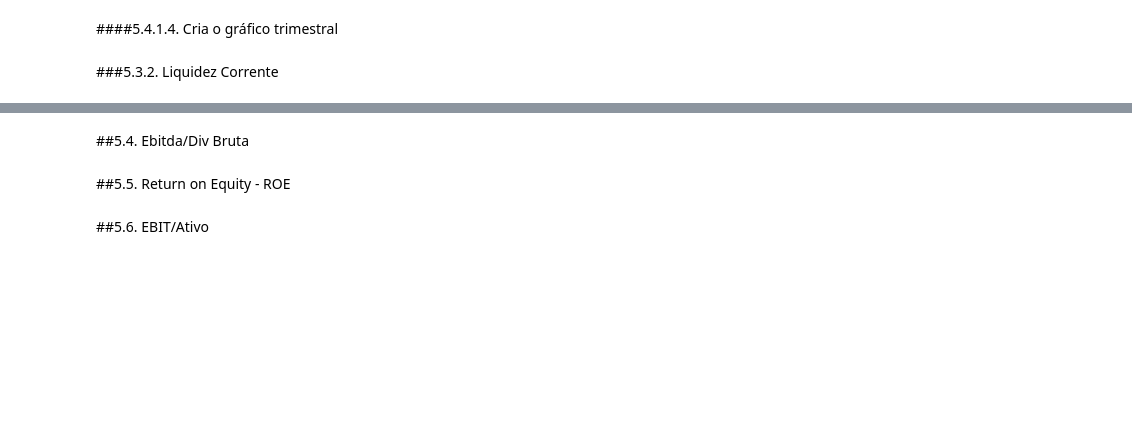
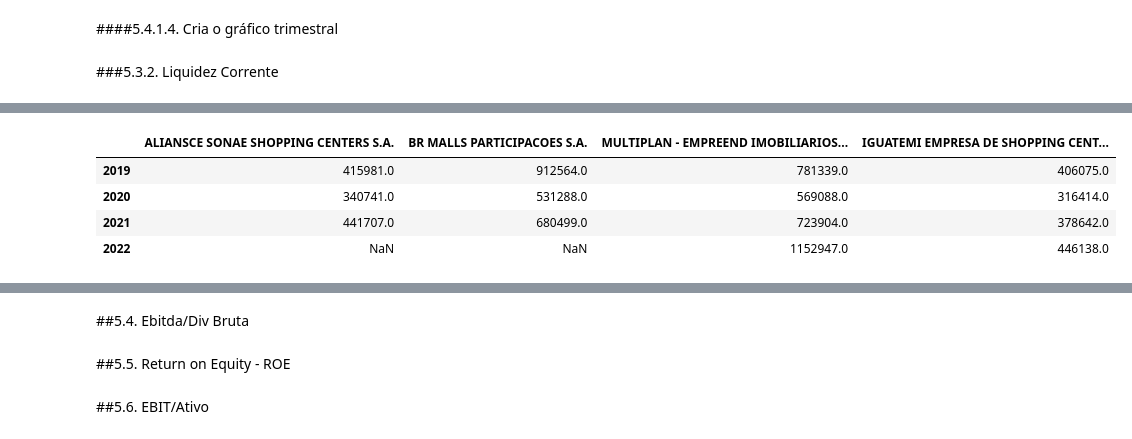
Before and after one commit to psgrigoletti/curso-pmf, a Jupyter notebook: Pablo_Final_de_Análise_Fundamentalista_v3.ipynb, the cells around one changed output, grey strips where cells are left out. Drawn from its saved outputs; the diff is of its cells as text; code cells hidden in the pictures; blank space fills up the shorter version.

```diff
--- a/Pablo_Final_de_Análise_Fundamentalista_v3.ipynb
+++ b/Pablo_Final_de_Análise_Fundamentalista_v3.ipynb
@@ -814,8 +812,8 @@ TODO
 caixa_ajustado_setor = pd.DataFrame()
 
 for i in range(0, len(lista_de_empresas)):
-    caixa_ajustado = pd.Series(bpa_completo.loc[lista_de_empresas[i],:].loc['Caixa e Equivalentes de Caixa']
-                         + bpa_completo.loc[lista_de_empresas[i],:].loc['Aplicações Financeiras'])
+    caixa_ajustado = pd.Series(bpa_completo.loc[lista_de_empresas[i],:].loc['Caixa e Equivalentes de Caixa'].loc['1.01.01'] +
+                               bpa_completo.loc[lista_de_empresas[i],:].loc['Aplicações Financeiras'].loc['1.01.02'])
     caixa_ajustado_setor = pd.concat([caixa_ajustado_setor, caixa_ajustado], axis=1)
 
 caixa_ajustado_setor.columns = lista_de_empresas
@@ -861,16 +891,15 @@ liquidez_corrente
 # %%
-#EBIT
+ebit_ajustado_empresas = pd.DataFrame()
 
-ebit_ajustado = pd.DataFrame()
+for i in range(0, len(lista_de_empresas)):
+    ebit_ajustado = pd.Series(dre_completo.loc[lista_de_empresas[i],:].loc['Receita de Venda de Bens e/ou Serviços'] +
+                              dre_completo.loc[lista_de_empresas[i],:].loc['Custo dos Bens e/ou Serviços Vendidos'] +
+                              dre_completo.loc[lista_de_empresas[i],:].loc['Despesas com Vendas'] +
+                              dre_completo.loc[lista_de_empresas[i],:].loc['Despesas Gerais e Administrativas'])
+    ebit_ajustado_empresas = pd.concat([ebit_ajustado_empresas, ebit_ajustado], axis=1)
 
-for i in range(0,n_empresas):
-  ebit_ajustado_ = pd.Series(dre.loc[lista_de_empresas[i],:].loc['Receita de Venda de Bens e/ou Serviços'].iloc[-1,]+
-                             dre.loc[lista_de_empresas[i],:].loc['Custo dos Bens e/ou Serviços Vendidos'].iloc[-1,]+
-                             dre.loc[lista_de_empresas[i],:].loc['Despesas com Vendas'].iloc[-1,]+
-                             dre.loc[lista_de_empresas[i],:].loc['Despesas Gerais e Administrativas'].iloc[-1,])
-  ebit_ajustado = pd.concat([ebit_ajustado,ebit_ajustado_], axis=1)
-ebit_ajustado.columns = lista_de_empresas
-fig = go.Figure(go.Bar(x=ebit_ajustado.iloc[-1],y=tickers,orientation='h'))
-fig.update_layout(title_text='Resultado operacional EBIT')
-fig.show()
-ebit_ajustado
+ebit_ajustado_empresas.columns = lista_de_empresas
+
+# fig = go.Figure(go.Bar(x=ebit_ajustado.iloc[-1],y=tickers,orientation='h'))
+# fig.update_layout(title_text='Resultado operacional EBIT')
+# fig.show()
@@ -878,0 +906,17 @@ ebit_ajustado
+# %%
+# Cria um df anual
+ebit_ajustado_empresas_anual = ebit_ajustado_empresas.copy(deep=True)
+ebit_ajustado_empresas_anual = ebit_ajustado_empresas_anual[ebit_ajustado_empresas_anual.index.get_level_values(1).str[4:8] =='-01-']
+ebit_ajustado_empresas_anual = ebit_ajustado_empresas_anual[ebit_ajustado_empresas_anual.index.get_level_values(2).str[4:8] =='-12-']
+ebit_ajustado_empresas_anual.index = ebit_ajustado_empresas_anual.index.get_level_values(1).str[:4]
+
+anos = list(ebit_ajustado_empresas_anual.index.unique()) # pega os anos, normalmente tem um ano a mais que os anos de interesse
+                                                       # se não quiser pode filtrar só pelo ULTIMO valor
+
+ebit_ajustado_empresas_anual
+# %% [output]
+|  | ALIANSCE SONAE SHOPPING CENTERS S.A. | BR MALLS PARTICIPACOES S.A. | MULTIPLAN - EMPREEND IMOBILIARIOS... | IGUATEMI EMPRESA DE SHOPPING CENT... |
+| 2019 | 415981.0 | 912564.0 | 781339.0 | 406075.0 |
+| 2020 | 340741.0 | 531288.0 | 569088.0 | 316414.0 |
+| 2021 | 441707.0 | 680499.0 | 723904.0 | 378642.0 |
+| 2022 | NaN | NaN | 1152947.0 | 446138.0 |
```
Also changed, not shown: parts of 31 cells of this notebook.
